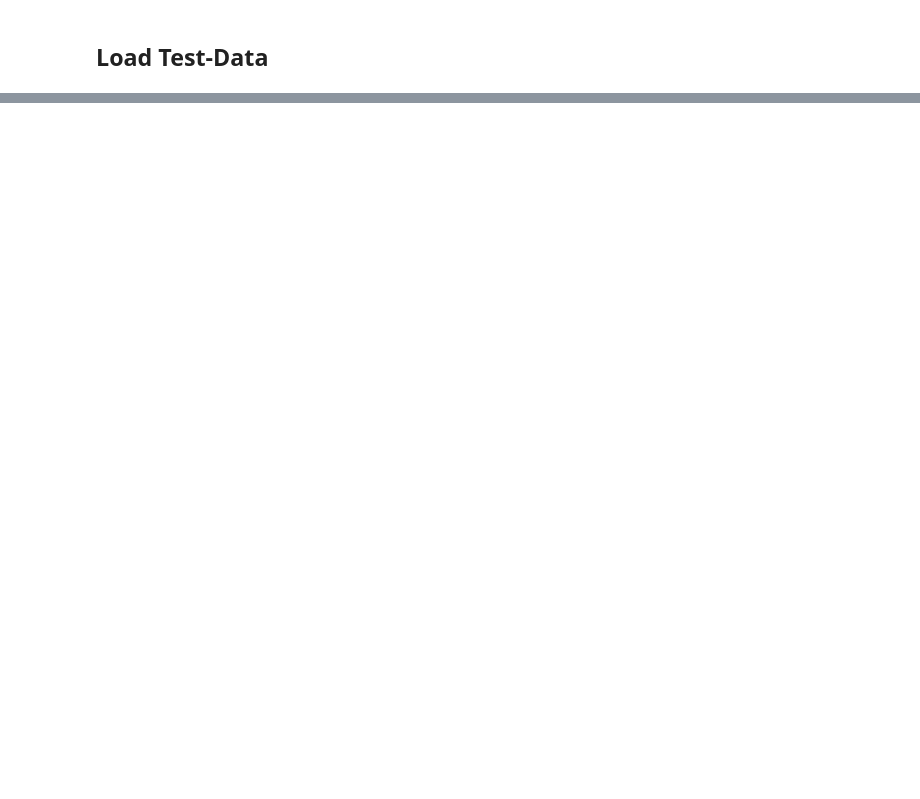
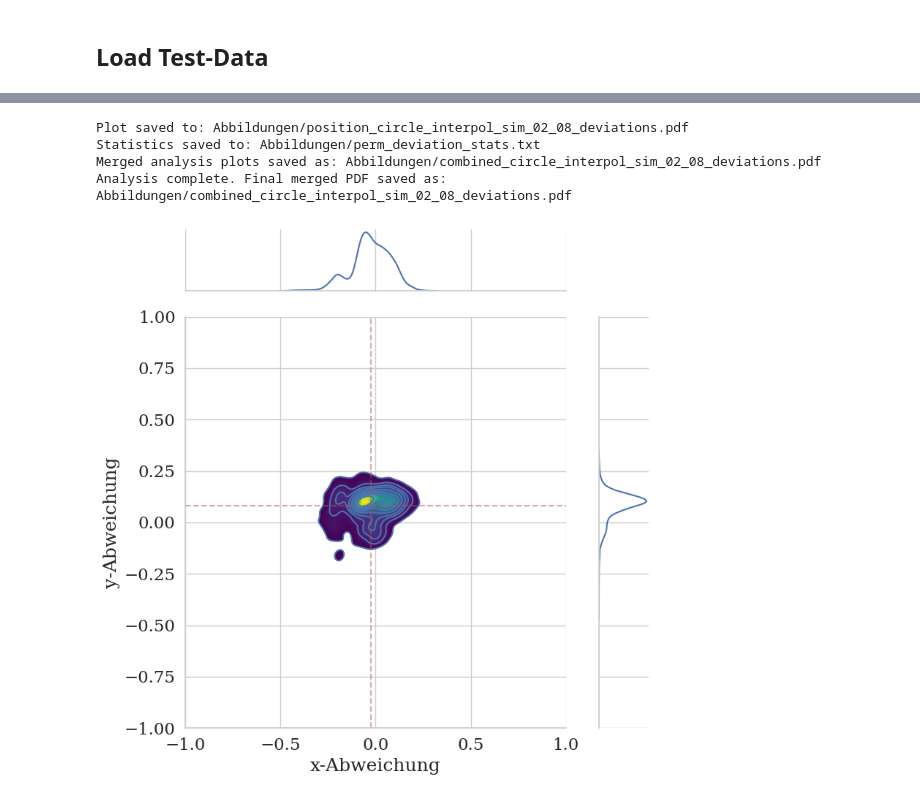
Before and after one commit to Peer076/Master-Thesis-EIT, a Jupyter notebook: LSTM_Training_sim.ipynb, the cells around one changed output, grey strips where cells are left out. Drawn from its saved outputs; the diff is of its cells as text; code cells hidden in the pictures; blank space fills up the shorter version.

```diff
--- a/LSTM_Training_sim.ipynb
+++ b/LSTM_Training_sim.ipynb
@@ -627,0 +241,11 @@ run_deviation_analysis(gamma_true, gamma_pred_test, mesh_obj, fpath, base_fname)
+# %%
+fpath = 'Abbildungen/'
+base_fname = 'circle_interpol_sim_02_08'
+
+run_deviation_analysis(gamma_true_test, gamma_pred_test, mesh_obj, fpath, base_fname)
+# %% [output]
+Plot saved to: Abbildungen/position_circle_interpol_sim_02_08_deviations.pdf
+Statistics saved to: Abbildungen/perm_deviation_stats.txt
+Merged analysis plots saved as: Abbildungen/combined_circle_interpol_sim_02_08_deviations.pdf
+Analysis complete. Final merged PDF saved as: Abbildungen/combined_circle_interpol_sim_02_08_deviations.pdf
+[figure, added]
```
Also changed, not shown: parts of 23 cells of this notebook, 10 other files.
